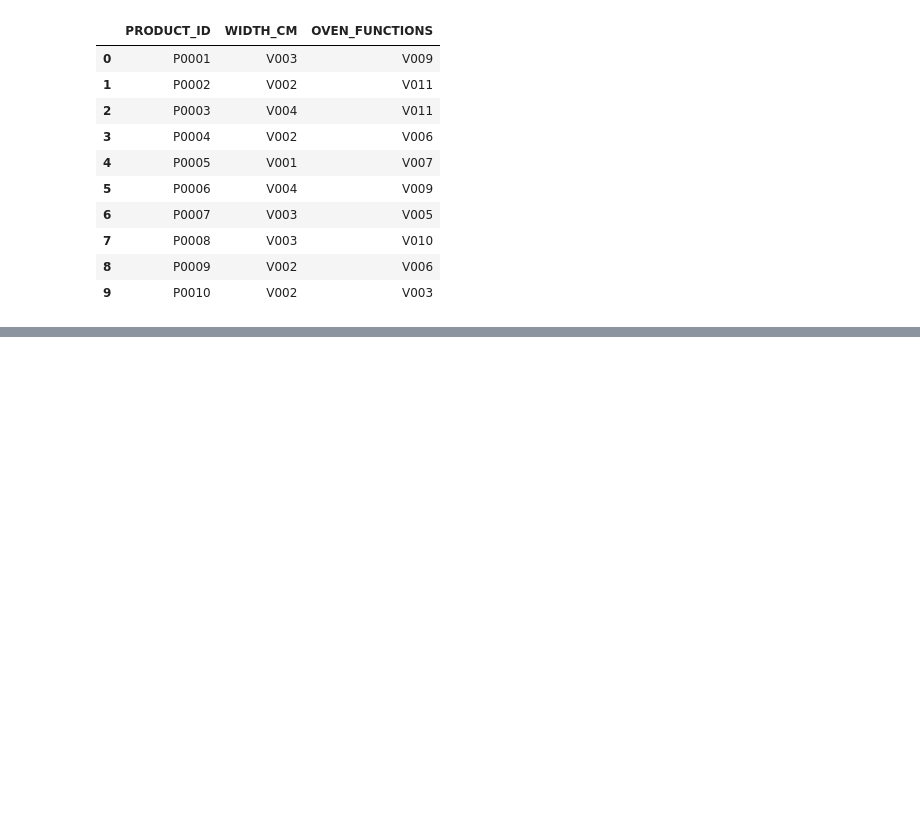
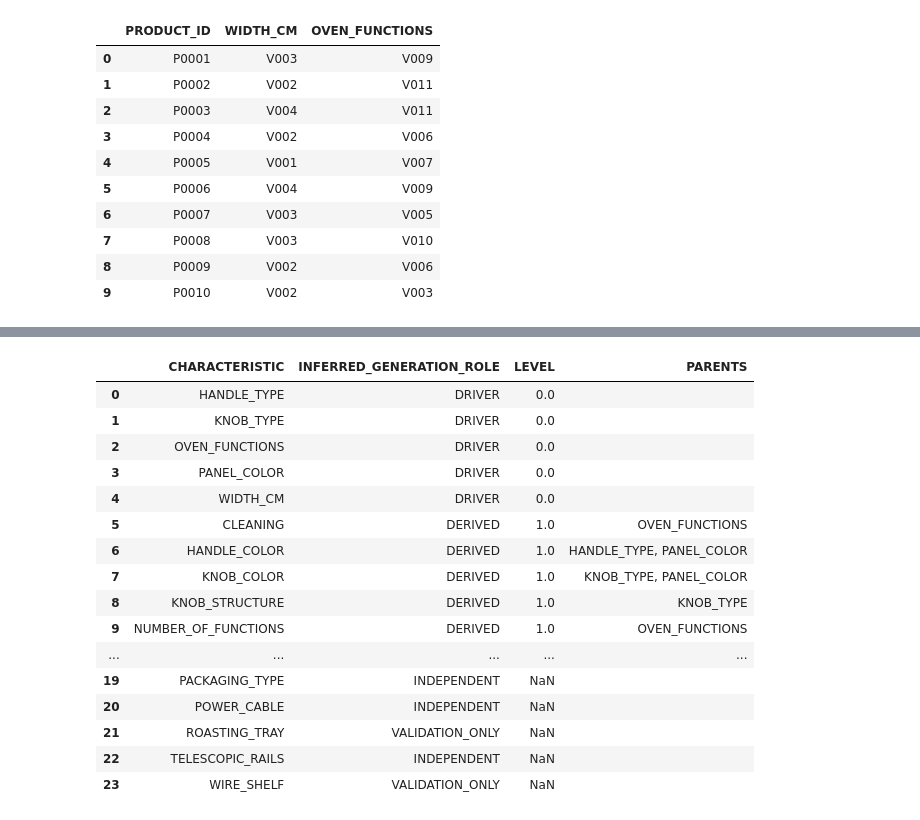
Before and after one commit to bnlozc/oven-product-matching, a Jupyter notebook: notebooks/01_dataset_generation_v1.ipynb, the cells around one changed output, grey strips where cells are left out. Drawn from its saved outputs; the diff is of its cells as text; code cells hidden in the pictures; blank space fills up the shorter version.

Commit message:
Generate and validate synthetic oven product portfolio

```diff
--- a/notebooks/01_dataset_generation_v1.ipynb
+++ b/notebooks/01_dataset_generation_v1.ipynb
@@ -1319,0 +1519,30 @@ product_candidates.head(10)
+# %%
+
+# Step 2.5 — Determine characteristic generation order
+
+generation_order = (
+    generation_plan
+    .sort_values(["LEVEL", "CHARACTERISTIC"], na_position="last")
+    [["CHARACTERISTIC", "INFERRED_GENERATION_ROLE", "LEVEL", "PARENTS"]]
+    .reset_index(drop=True)
+)
+
+display(generation_order)
+# %% [output]
+|  | CHARACTERISTIC | INFERRED_GENERATION_ROLE | LEVEL | PARENTS |
+| 0 | HANDLE_TYPE | DRIVER | 0.0 |  |
+| 1 | KNOB_TYPE | DRIVER | 0.0 |  |
+| 2 | OVEN_FUNCTIONS | DRIVER | 0.0 |  |
+| 3 | PANEL_COLOR | DRIVER | 0.0 |  |
+| 4 | WIDTH_CM | DRIVER | 0.0 |  |
+| 5 | CLEANING | DERIVED | 1.0 | OVEN_FUNCTIONS |
+| 6 | HANDLE_COLOR | DERIVED | 1.0 | HANDLE_TYPE, PANEL_COLOR |
+| 7 | KNOB_COLOR | DERIVED | 1.0 | KNOB_TYPE, PANEL_COLOR |
+| 8 | KNOB_STRUCTURE | DERIVED | 1.0 | KNOB_TYPE |
+| 9 | NUMBER_OF_FUNCTIONS | DERIVED | 1.0 | OVEN_FUNCTIONS |
+| ... | ... | ... | ... | ... |
+| 19 | PACKAGING_TYPE | INDEPENDENT | NaN |  |
+| 20 | POWER_CABLE | INDEPENDENT | NaN |  |
+| 21 | ROASTING_TRAY | VALIDATION_ONLY | NaN |  |
+| 22 | TELESCOPIC_RAILS | INDEPENDENT | NaN |  |
+| 23 | WIRE_SHELF | VALIDATION_ONLY | NaN |  |
```
Also changed, not shown: parts of 16 cells of this notebook, 2 other files.
